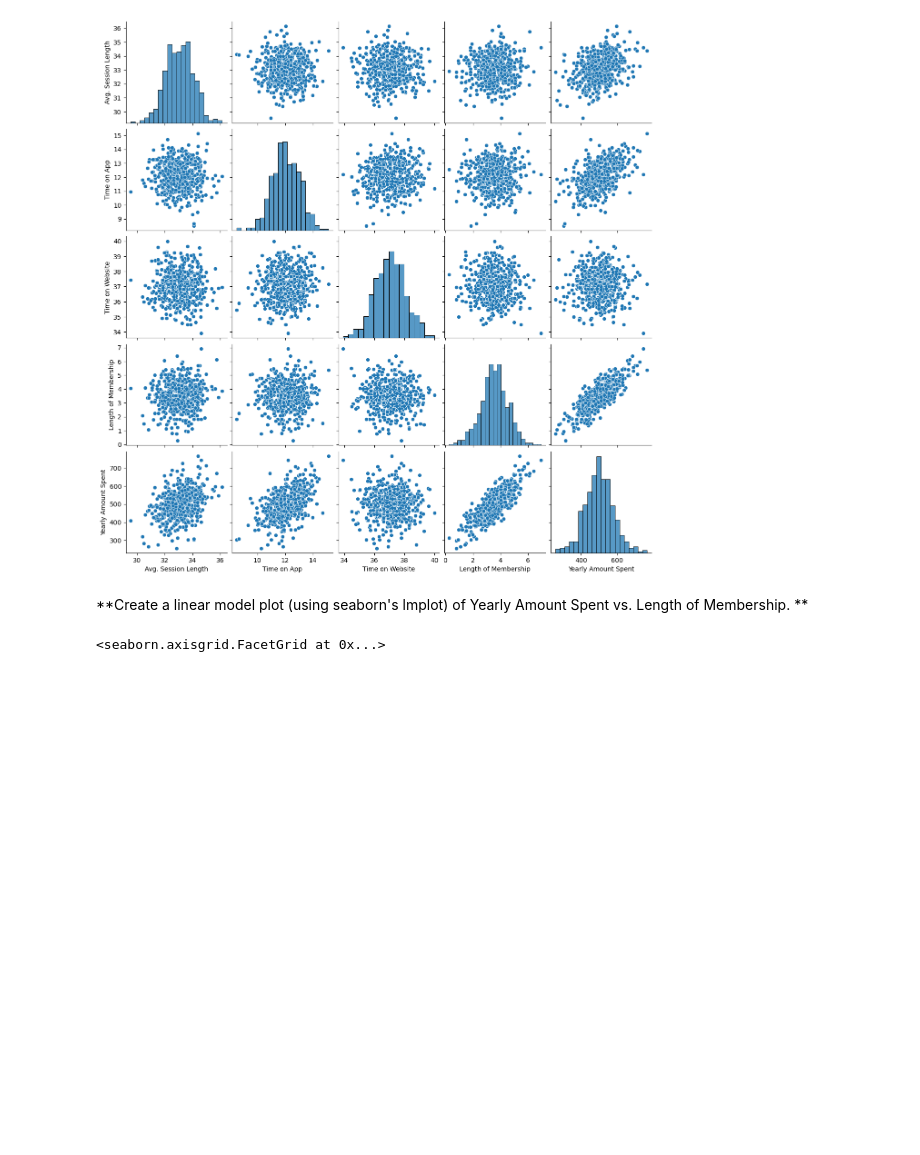
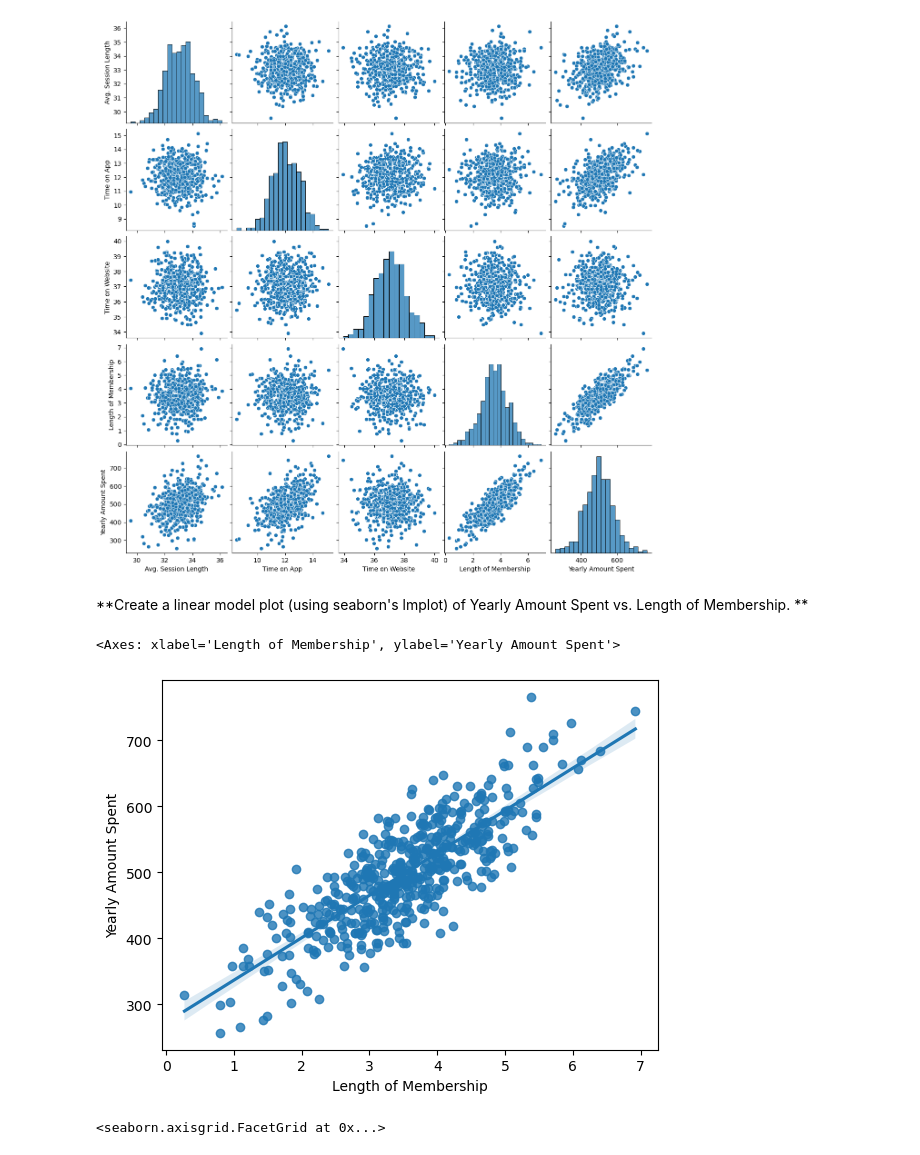
Before and after one commit to sumanthpagadala/Learning_AI, a Jupyter notebook: Linear Regression/linear_regression_2.ipynb, the cells around one changed output. Saved outputs shown, nothing was run; the diff lists cells and outputs as text; code cells hidden in the pictures; blank space fills up the shorter version.

```diff
--- a/Linear Regression/linear_regression_2.ipynb
+++ b/Linear Regression/linear_regression_2.ipynb
@@ -9,7 +9,7 @@ import matplotlib.pyplot as plt
 import seaborn as sns
 %matplotlib inline
 # %%
-df = pd.read_csv('Datasets/Ecommerce Customers.csv')
+df = pd.read_csv('Ecommerce Customers.csv')
 # %% [markdown]
 **Check the head of customers, and check out its info() and describe() methods.**
 # %%
@@ -93,6 +93,11 @@ sns.pairplot(df)
 [figure]
 # %% [markdown]
 **Create a linear model plot (using seaborn's lmplot) of  Yearly Amount Spent vs. Length of Membership. **
+# %%
+sns.regplot(x='Length of Membership', y ='Yearly Amount Spent', data = df)
+# %% [output]
+<Axes: xlabel='Length of Membership', ylabel='Yearly Amount Spent'>
+[figure, added]
 # %%
 sns.lmplot(x='Length of Membership', y ='Yearly Amount Spent', data = df)
 # %% [output]
```
Also changed, not shown: 11 other files.
